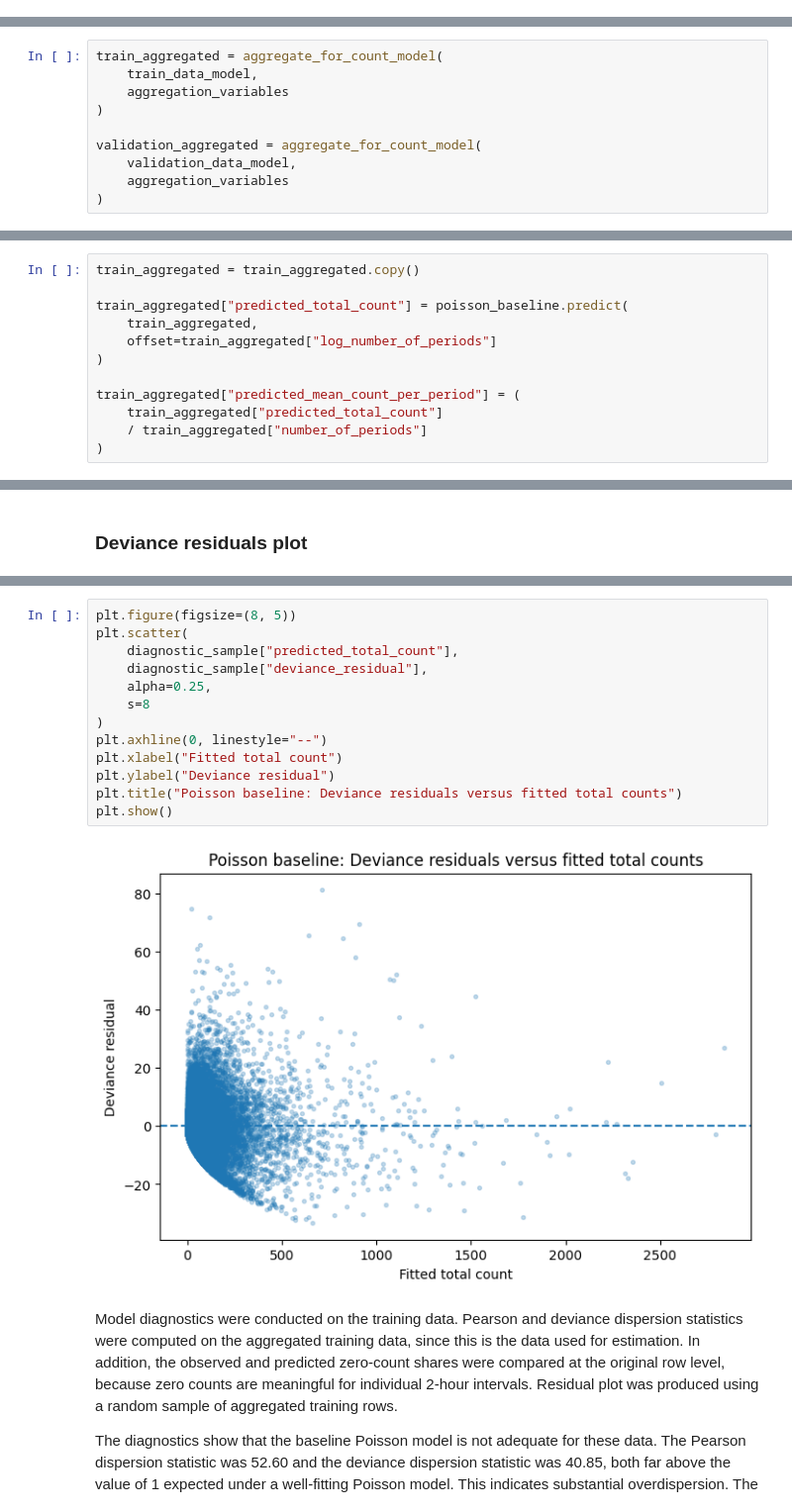
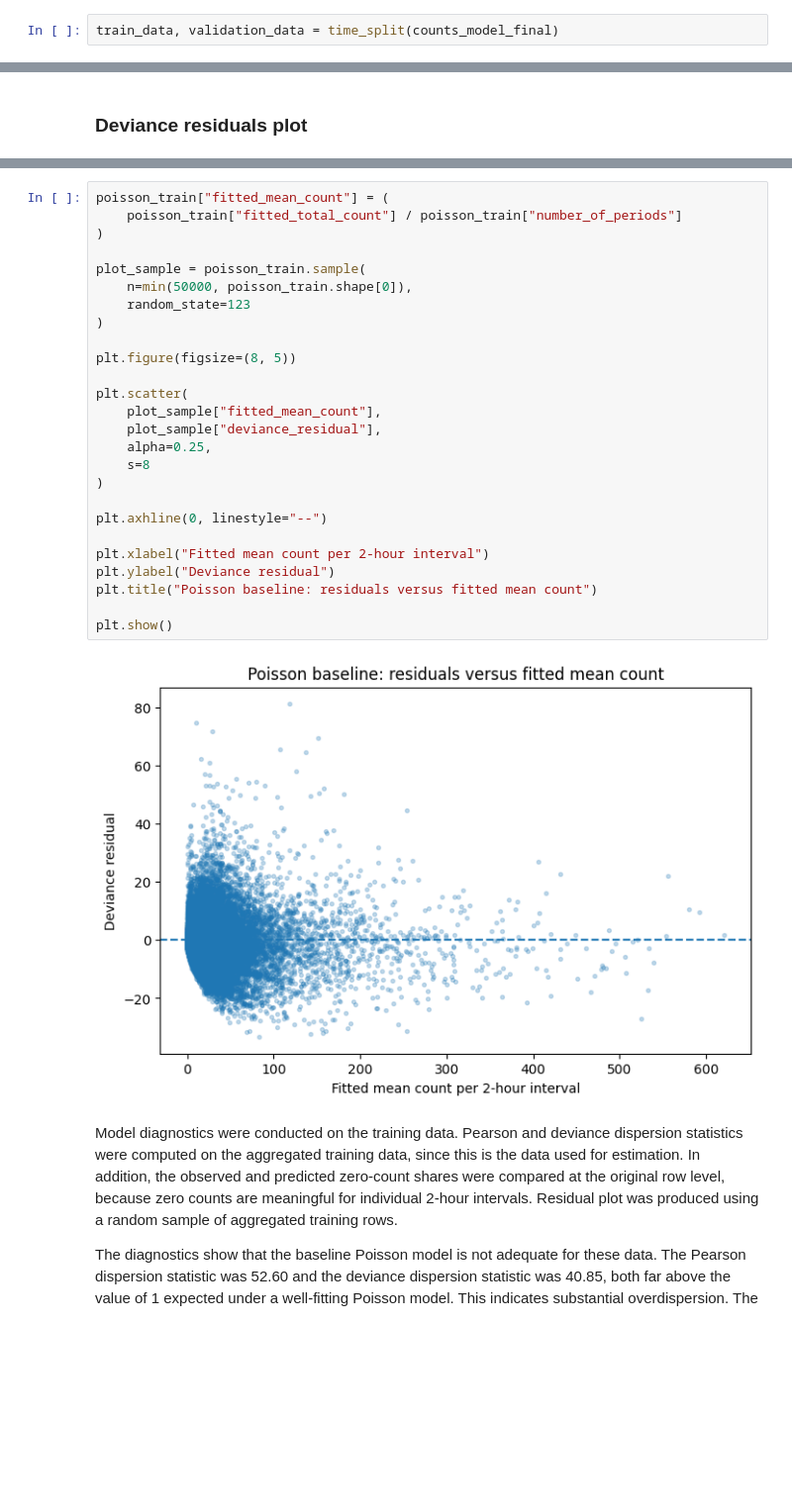
Before and after one commit to annasolodka/mda-cycling-traffic-analysis, a Jupyter notebook: notebooks/04_model_expected_counts.ipynb, the cells around one changed output, grey strips where cells are left out. Shown at 99% size. Cells and saved outputs as stored; diff of their text form; blank space fills up the shorter version.

Commit message:
Preprocessing and modelling

```diff
--- a/notebooks/04_model_expected_counts.ipynb
+++ b/notebooks/04_model_expected_counts.ipynb
@@ -149,0 +151,2 @@ split_summary
+# %%
+train_data, validation_data = time_split(counts_model_final)
@@ -280,12 +298,2 @@ def aggregate_for_count_model(data, aggregation_variables):
-# %%
-train_aggregated = aggregate_for_count_model(
-    train_data_model,
-    aggregation_variables
-)
-
-validation_aggregated = aggregate_for_count_model(
-    validation_data_model,
-    aggregation_variables
-)
 # %%
 aggregation_summary = pd.DataFrame({
@@ -413,15 +385,3 @@ predicted = poisson_baseline.predict(
-# %%
-train_aggregated = train_aggregated.copy()
-
-train_aggregated["predicted_total_count"] = poisson_baseline.predict(
-    train_aggregated,
-    offset=train_aggregated["log_number_of_periods"]
-)
-
-train_aggregated["predicted_mean_count_per_period"] = (
-    train_aggregated["predicted_total_count"]
-    / train_aggregated["number_of_periods"]
-)
 # %% [markdown]
 ### Overdispersion diagnostics
 # %%
@@ -484,18 +448,31 @@ diagnostic_sample = train_aggregated.sample(
 # %%
+poisson_train["fitted_mean_count"] = (
+    poisson_train["fitted_total_count"] / poisson_train["number_of_periods"]
+)
+
+plot_sample = poisson_train.sample(
+    n=min(50000, poisson_train.shape[0]),
+    random_state=123
+)
+
 plt.figure(figsize=(8, 5))
+
 plt.scatter(
-    diagnostic_sample["predicted_total_count"],
-    diagnostic_sample["deviance_residual"],
+    plot_sample["fitted_mean_count"],
+    plot_sample["deviance_residual"],
     alpha=0.25,
     s=8
 )
+
 plt.axhline(0, linestyle="--")
-plt.xlabel("Fitted total count")
+
+plt.xlabel("Fitted mean count per 2-hour interval")
 plt.ylabel("Deviance residual")
-plt.title("Poisson baseline: Deviance residuals versus fitted total counts")
+plt.title("Poisson baseline: residuals versus fitted mean count")
+
 plt.show()
 # %% [output]
-[figure, old version]
+[figure, new version]
 # %% [markdown]
 
 Model diagnostics were conducted on the training data. Pearson and deviance dispersion statistics were computed on the aggregated training data, since this is the data used for estimation. In addition, the observed and predicted zero-count shares were compared at the original row level, because zero counts are meaningful for individual 2-hour intervals. Residual plot was produced using a random sample of aggregated training rows.
```
Also changed, not shown: parts of 85 cells of this notebook, 1 other file.
